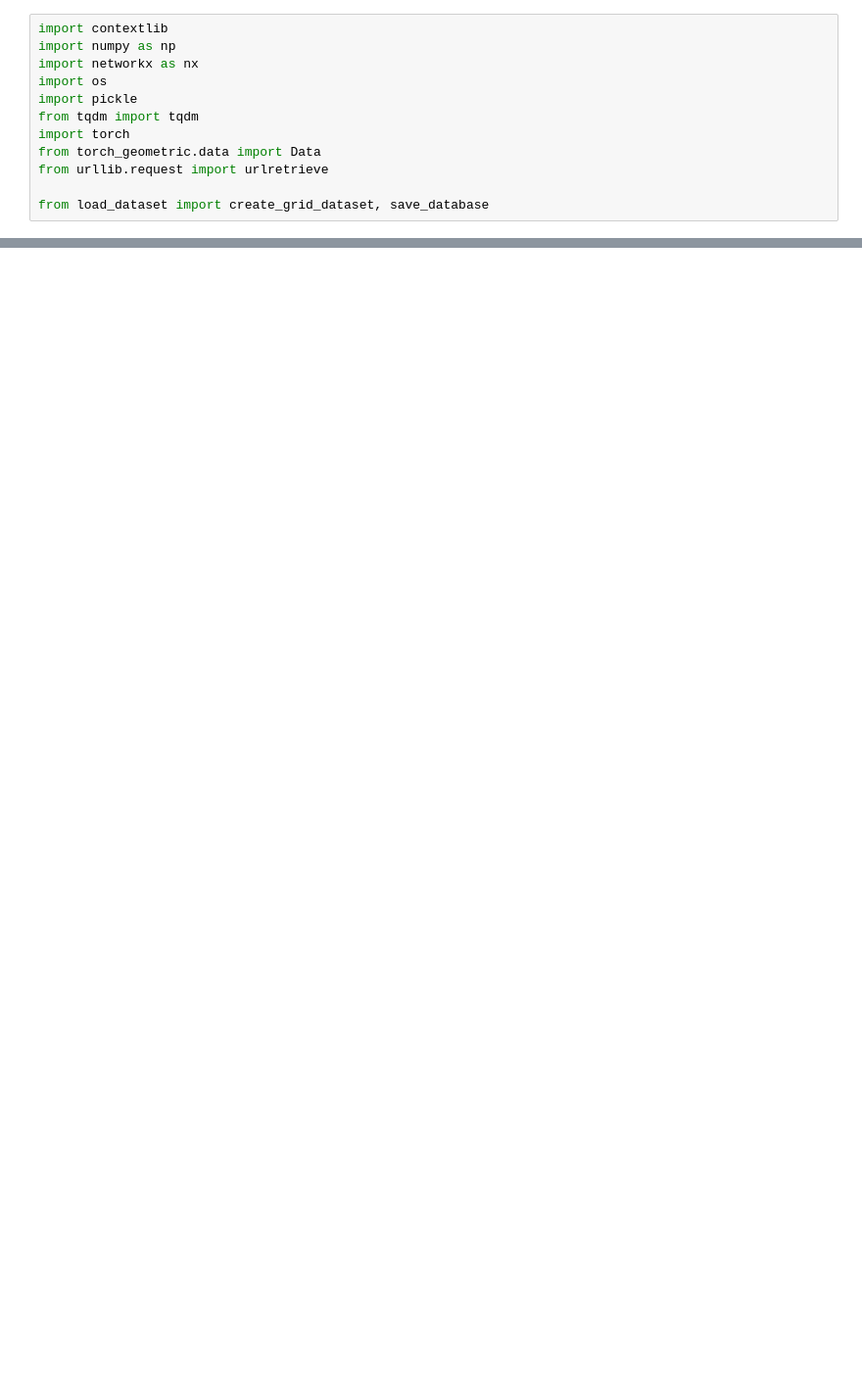
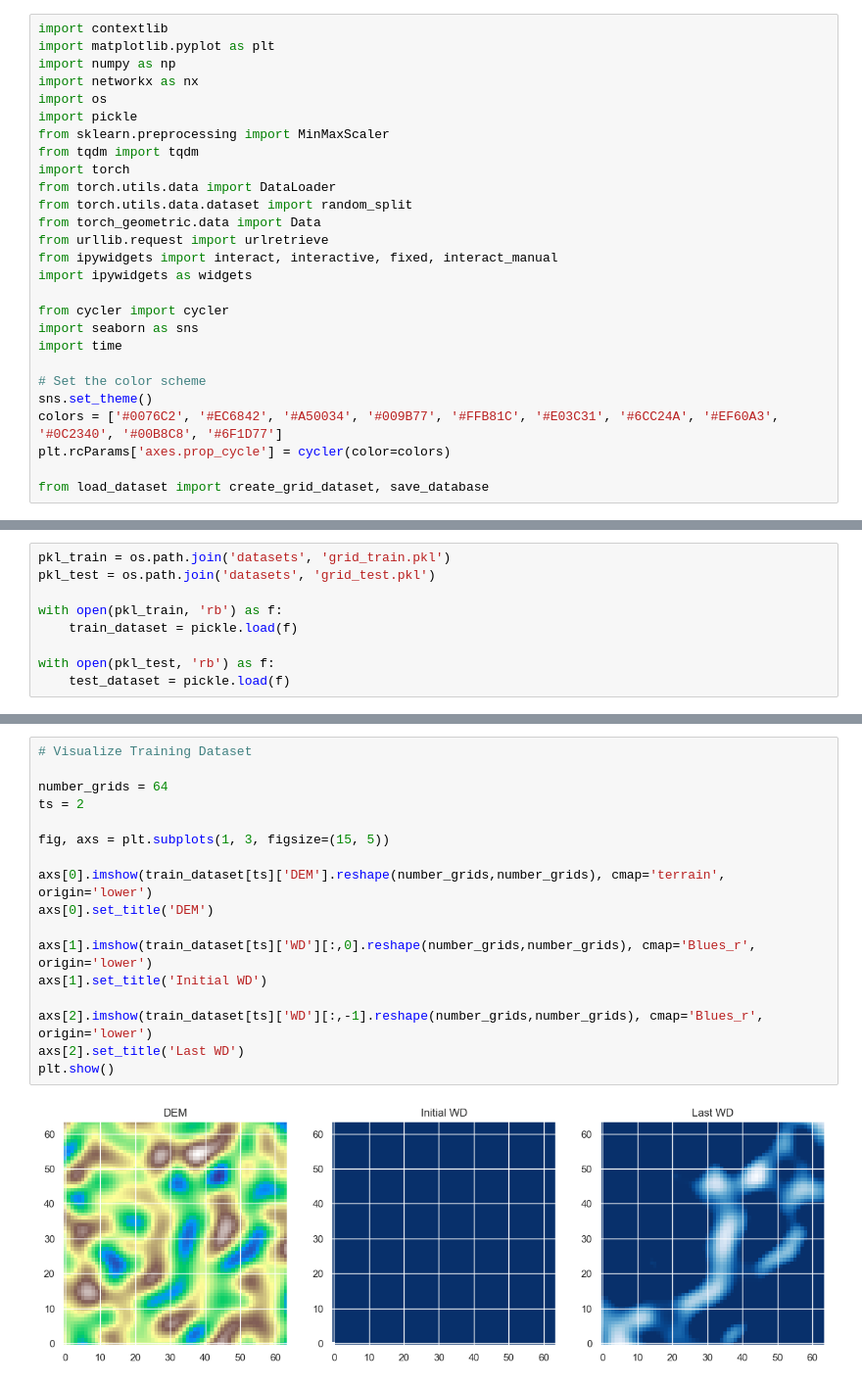
Before and after one commit to SjoCno/Flood-5, a Jupyter notebook: notebooks/dataset.ipynb, the cells around one changed output, grey strips where cells are left out. Shown: that part at 98% size. Saved outputs shown, nothing was run; the diff lists cells and outputs as text; blank space fills up the shorter version.

Commit message:
dataset preprocessing
combining and updating with increased channels

```diff
--- a/notebooks/dataset.ipynb
+++ b/notebooks/dataset.ipynb
@@ -1,13 +1,28 @@
 # %%
 import contextlib
+import matplotlib.pyplot as plt
 import numpy as np
 import networkx as nx
 import os
 import pickle
+from sklearn.preprocessing import MinMaxScaler
 from tqdm import tqdm
 import torch
+from torch.utils.data import DataLoader
+from torch.utils.data.dataset import random_split
 from torch_geometric.data import Data
 from urllib.request import urlretrieve
+from ipywidgets import interact, interactive, fixed, interact_manual
+import ipywidgets as widgets
+
+from cycler import cycler
+import seaborn as sns
+import time
+
+# Set the color scheme
+sns.set_theme()
+colors = ['#0076C2', '#EC6842', '#A50034', '#009B77', '#FFB81C', '#E03C31', '#6CC24A', '#EF60A3', '#0C2340', '#00B8C8', '#6F1D77']
+plt.rcParams['axes.prop_cycle'] = cycler(color=colors)
 
 from load_dataset import create_grid_dataset, save_database
 # %% [markdown]
@@ -74,0 +65,9 @@ Data(edge_index=[2, 16128], edge_distance=[16128], edge_slope=[16128], edge_rela
+# %%
+pkl_train = os.path.join('datasets', 'grid_train.pkl')
+pkl_test = os.path.join('datasets', 'grid_test.pkl')
+
+with open(pkl_train, 'rb') as f:
+    train_dataset = pickle.load(f)
+
+with open(pkl_test, 'rb') as f:
+    test_dataset = pickle.load(f)
@@ -74,0 +101,19 @@ Data(edge_index=[2, 16128], edge_distance=[16128], edge_slope=[16128], edge_rela
+# %%
+# Visualize Training Dataset
+
+number_grids = 64
+ts = 2
+
+fig, axs = plt.subplots(1, 3, figsize=(15, 5))
+
+axs[0].imshow(train_dataset[ts]['DEM'].reshape(number_grids,number_grids), cmap='terrain', origin='lower')
+axs[0].set_title('DEM')
+
+axs[1].imshow(train_dataset[ts]['WD'][:,0].reshape(number_grids,number_grids), cmap='Blues_r', origin='lower')
+axs[1].set_title('Initial WD')
+
+axs[2].imshow(train_dataset[ts]['WD'][:,-1].reshape(number_grids,number_grids), cmap='Blues_r', origin='lower')
+axs[2].set_title('Last WD')
+plt.show()
+# %% [output]
+[figure, added]
```
Also changed, not shown: parts of 16 cells of this notebook.
